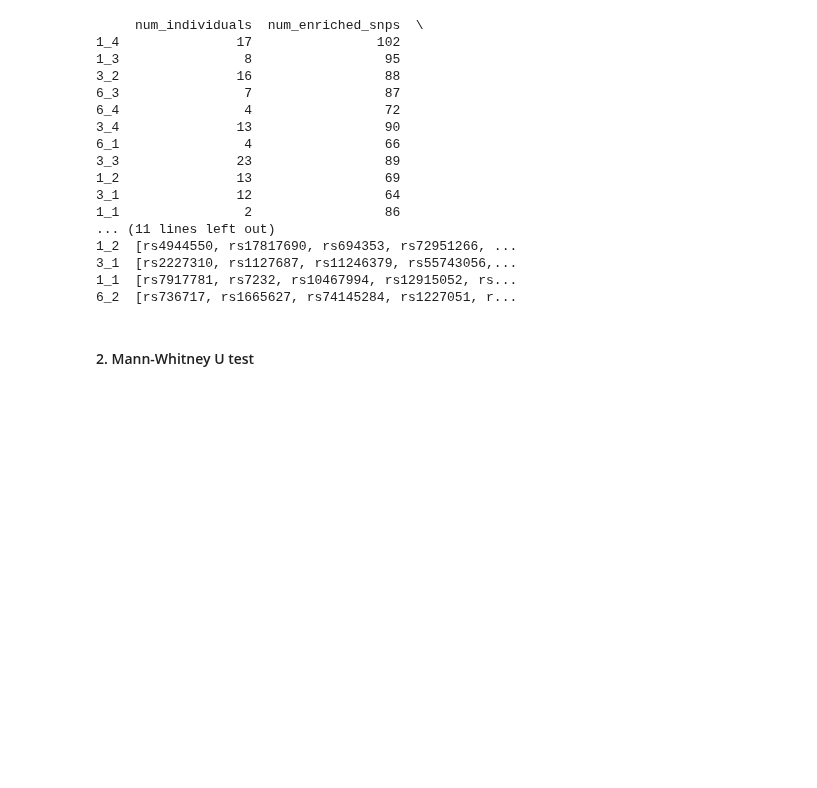
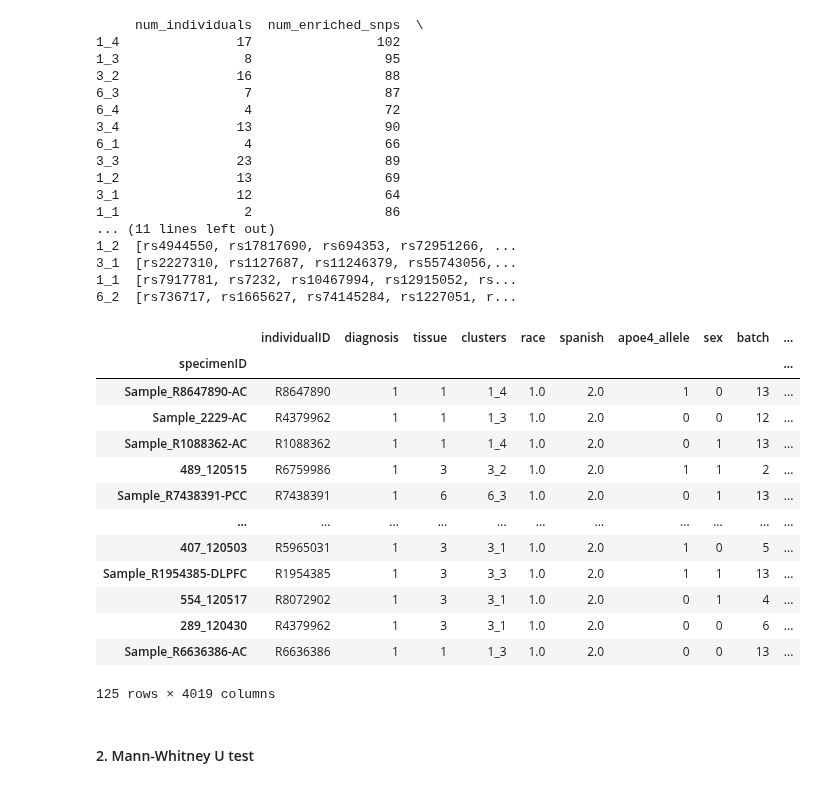
Before and after one commit to mmottaqii/AD-Biomarkers-MultiOmics, a Jupyter notebook: scripts/review_aug_26.ipynb, the cells around one changed output. Cells and saved outputs as stored; diff of their text form; code cells hidden in the pictures; blank space fills up the shorter version.

```diff
--- a/scripts/review_aug_26.ipynb
+++ b/scripts/review_aug_26.ipynb
@@ -1472,6 +1477,23 @@ results_df['num_enriched_genes'] = results_df['enriched_genes'].apply(len)
 # Save the updated DataFrame with enriched genes information
 results_df.to_csv('/home/vmottaqi/rnaseq_synapse/ad_shap_gwas/gwas_genes_enrichment/ROSMAP_enrichment_permutation_test.csv')
 print("Result saved")
+# %%
+clusters_data
+# %% [output]
+|  | individualID | diagnosis | tissue | clusters | race | spanish | apoe4_allele | sex | batch | ... |
+| specimenID |  |  |  |  |  |  |  |  |  | ... |
+| Sample_R8647890-AC | R8647890 | 1 | 1 | 1_4 | 1.0 | 2.0 | 1 | 0 | 13 | ... |
+| Sample_2229-AC | R4379962 | 1 | 1 | 1_3 | 1.0 | 2.0 | 0 | 0 | 12 | ... |
+| Sample_R1088362-AC | R1088362 | 1 | 1 | 1_4 | 1.0 | 2.0 | 0 | 1 | 13 | ... |
+| 489_120515 | R6759986 | 1 | 3 | 3_2 | 1.0 | 2.0 | 1 | 1 | 2 | ... |
+| Sample_R7438391-PCC | R7438391 | 1 | 6 | 6_3 | 1.0 | 2.0 | 0 | 1 | 13 | ... |
+| ... | ... | ... | ... | ... | ... | ... | ... | ... | ... | ... |
+| 407_120503 | R5965031 | 1 | 3 | 3_1 | 1.0 | 2.0 | 1 | 0 | 5 | ... |
+| Sample_R1954385-DLPFC | R1954385 | 1 | 3 | 3_3 | 1.0 | 2.0 | 1 | 1 | 13 | ... |
+| 554_120517 | R8072902 | 1 | 3 | 3_1 | 1.0 | 2.0 | 0 | 1 | 4 | ... |
+| 289_120430 | R4379962 | 1 | 3 | 3_1 | 1.0 | 2.0 | 0 | 0 | 6 | ... |
+| Sample_R6636386-AC | R6636386 | 1 | 1 | 1_3 | 1.0 | 2.0 | 0 | 0 | 13 | ... |
+125 rows × 4019 columns
 # %% [markdown]
 #### 2. Mann-Whitney U test
 # %%
```
Also changed, not shown: parts of 33 cells of this notebook.
